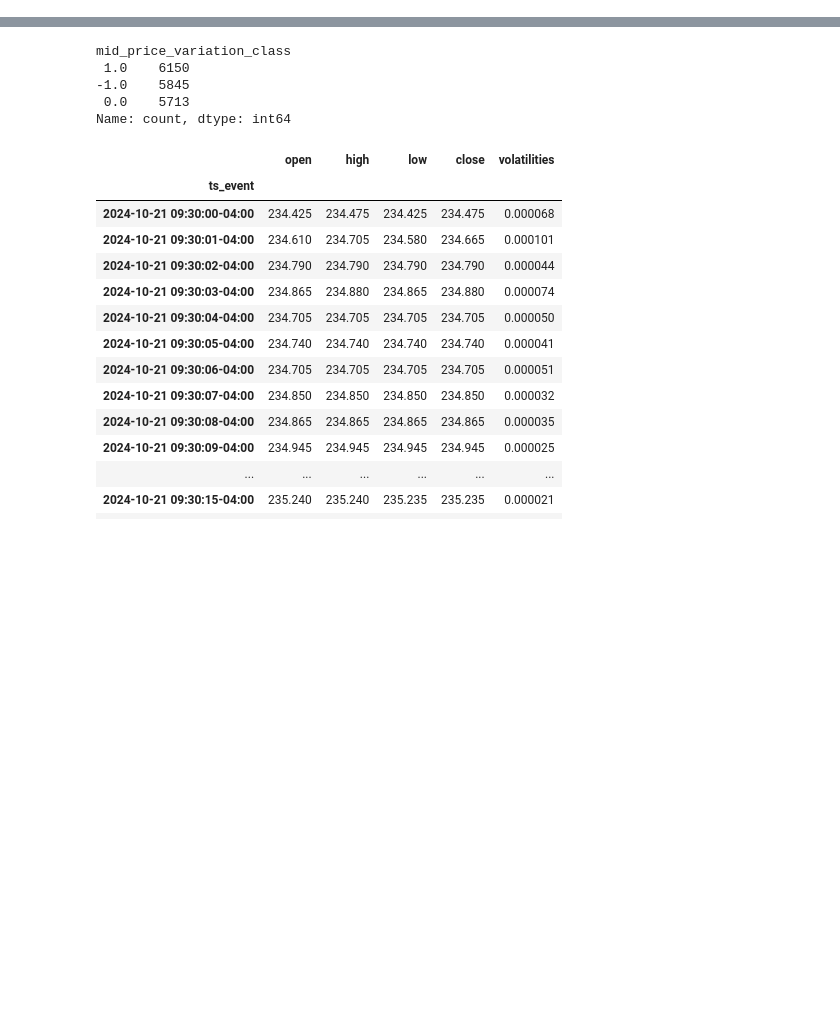
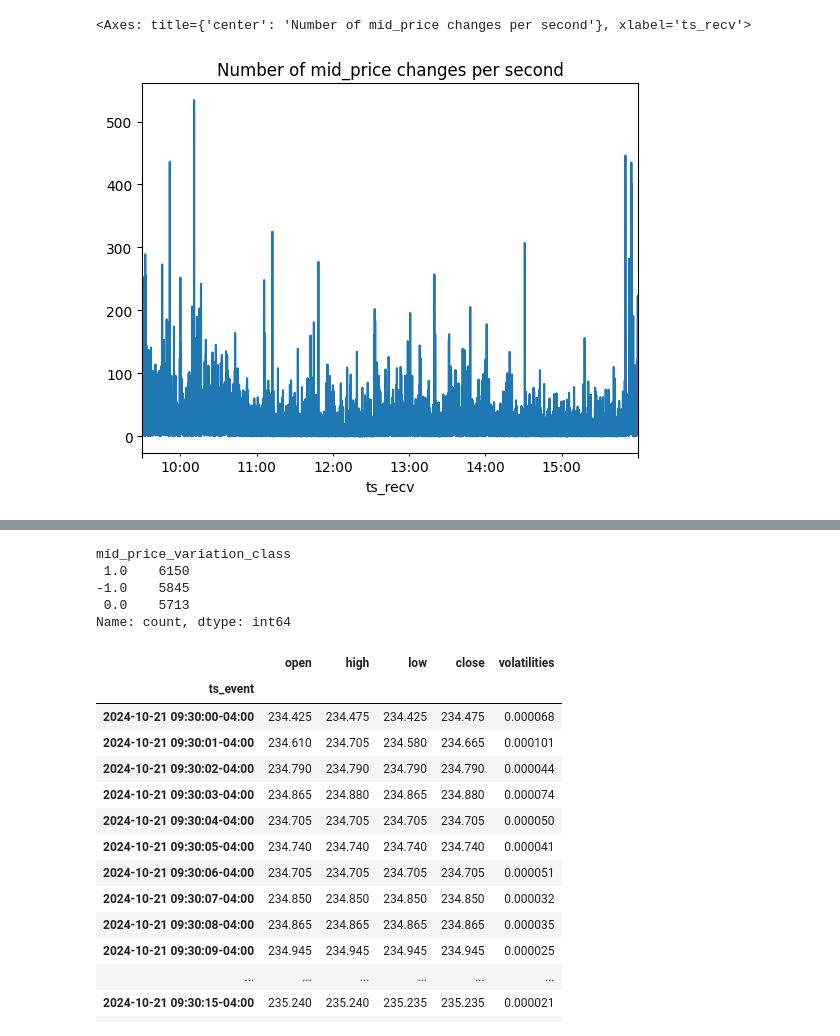
Before and after one commit to LiaoLaurent/Stock-Prediction-Deep-Learning, a Jupyter notebook: feature_engineering.ipynb, the cells around one changed output, grey strips where cells are left out. Drawn from its saved outputs; the diff is of its cells as text; code cells hidden in the pictures; blank space fills up the shorter version.

```diff
--- a/feature_engineering.ipynb
+++ b/feature_engineering.ipynb
@@ -309,0 +284,6 @@ raw_data.iloc[:10].to_csv("data.csv")
+# %%
+# Resample the data to 1-second intervals and count the changes in mid_price
+changes = raw_data['mid_price'].diff().ne(0).astype(int)
+changes_per_second = changes.resample('1s').sum()
+
+print(changes_per_second)
@@ -310,3 +304,8 @@ raw_data.iloc[:10].to_csv("data.csv")
+# %%
+changes_per_second.plot(title='Number of mid_price changes per second')
+# %% [output]
+<Axes: title={'center': 'Number of mid_price changes per second'}, xlabel='ts_recv'>
+[figure, added]
 # %%
 data = resample_mid_prices(raw_data, "1s")
 data.head()
```
Also changed, not shown: parts of 13 cells of this notebook, 3 other files.
